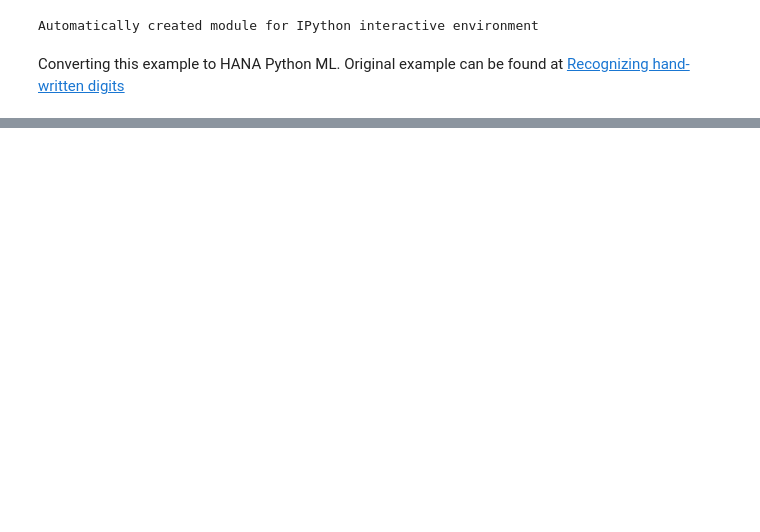
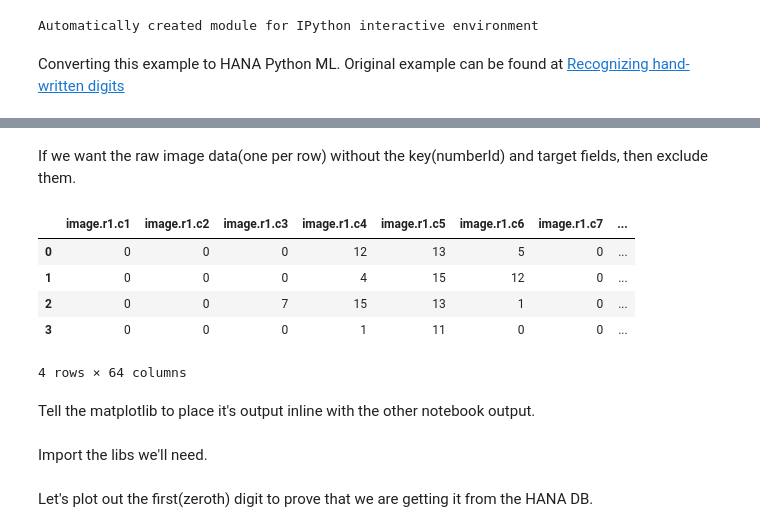
Before and after one commit to alundesap/mta_python_ml, a Jupyter notebook: python/hana_ml_digit_classification.ipynb, the cells around one changed output, grey strips where cells are left out. Saved outputs shown, nothing was run; the diff lists cells and outputs as text; code cells hidden in the pictures; blank space fills up the shorter version.

```diff
--- a/python/hana_ml_digit_classification.ipynb
+++ b/python/hana_ml_digit_classification.ipynb
@@ -25,0 +167,13 @@ Original example can be found at [Recognizing hand-written digits](http://scikit
+# %% [markdown]
+If we want the raw image data(one per row) without the key(numberId) and target fields, then exclude them.
+# %%
+hdf.head(4).drop(["numberId","target"]).collect()
+# %% [output]
+|  | image.r1.c1 | image.r1.c2 | image.r1.c3 | image.r1.c4 | image.r1.c5 | image.r1.c6 | image.r1.c7 | ... |
+| 0 | 0 | 0 | 0 | 12 | 13 | 5 | 0 | ... |
+| 1 | 0 | 0 | 0 | 4 | 15 | 12 | 0 | ... |
+| 2 | 0 | 0 | 7 | 15 | 13 | 1 | 0 | ... |
+| 3 | 0 | 0 | 0 | 1 | 11 | 0 | 0 | ... |
+4 rows × 64 columns
+# %% [markdown]
+Tell the matplotlib to place it's output inline with the other notebook output.
@@ -25,0 +182,2 @@ Original example can be found at [Recognizing hand-written digits](http://scikit
+# %% [markdown]
+Import the libs we'll need.
@@ -25,0 +189,2 @@ Original example can be found at [Recognizing hand-written digits](http://scikit
+# %% [markdown]
+Let's plot out the first(zeroth) digit to prove that we are getting it from the HANA DB.
```
Also changed, not shown: parts of 87 cells of this notebook, 1 other file.
